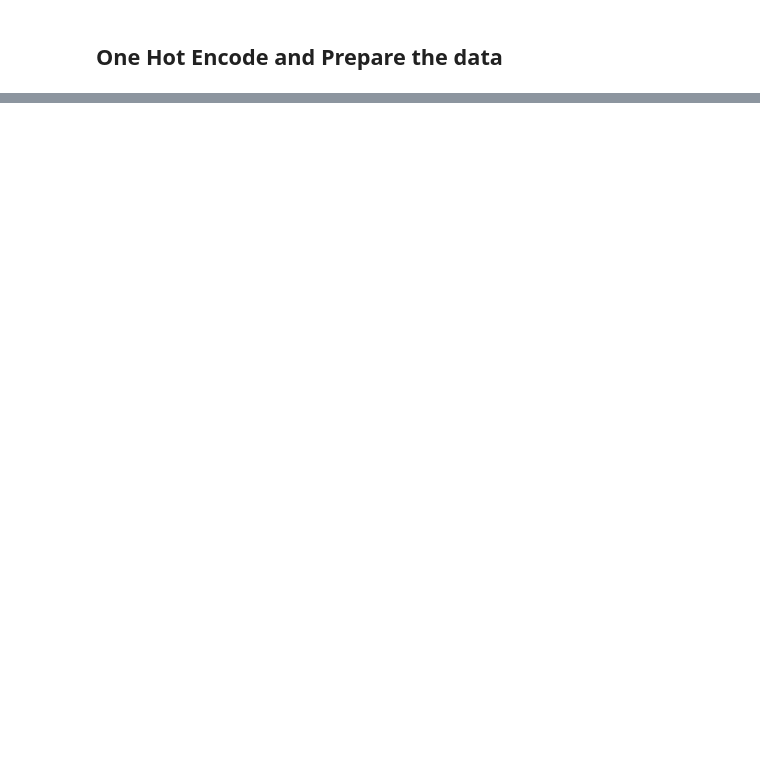
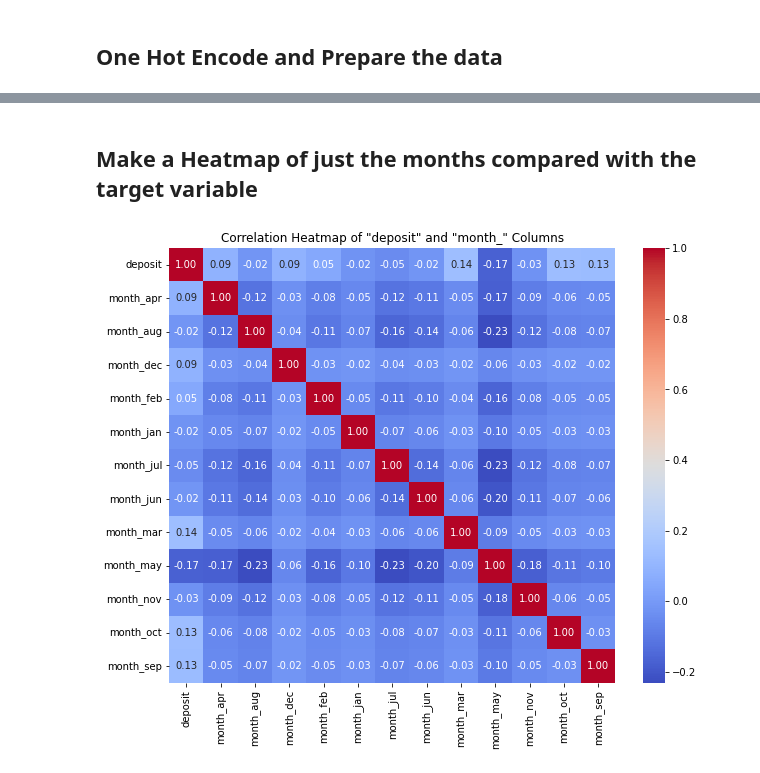
Before and after one commit to Samuel8Gold/cs5830_project8, a Jupyter notebook: project8.ipynb, the cells around one changed output, grey strips where cells are left out. Cells and saved outputs as stored; diff of their text form; code cells hidden in the pictures; blank space fills up the shorter version.

```diff
--- a/project8.ipynb
+++ b/project8.ipynb
@@ -82,0 +216,19 @@ display(svg)
+# %% [markdown]
+## Make a Heatmap of just the months compared with the target variable
+# %%
+# Get a list of column names starting with "month_"
+month_columns = df.filter(regex='^month_', axis=1).columns
+
+# Extract the target variable "deposit" along with the month columns
+heatmap_df = df[['deposit'] + list(month_columns)]
+
+# Calculate the correlation matrix
+correlation_matrix = heatmap_df.corr()
+
+# Plot the heatmap
+plt.figure(figsize=(10, 8))
+sns.heatmap(correlation_matrix, annot=True, cmap='coolwarm', fmt=".2f")
+plt.title('Correlation Heatmap of "deposit" and "month_" Columns')
+plt.show()
+# %% [output]
+[figure, added]
```
Also changed, not shown: parts of 19 cells of this notebook.
